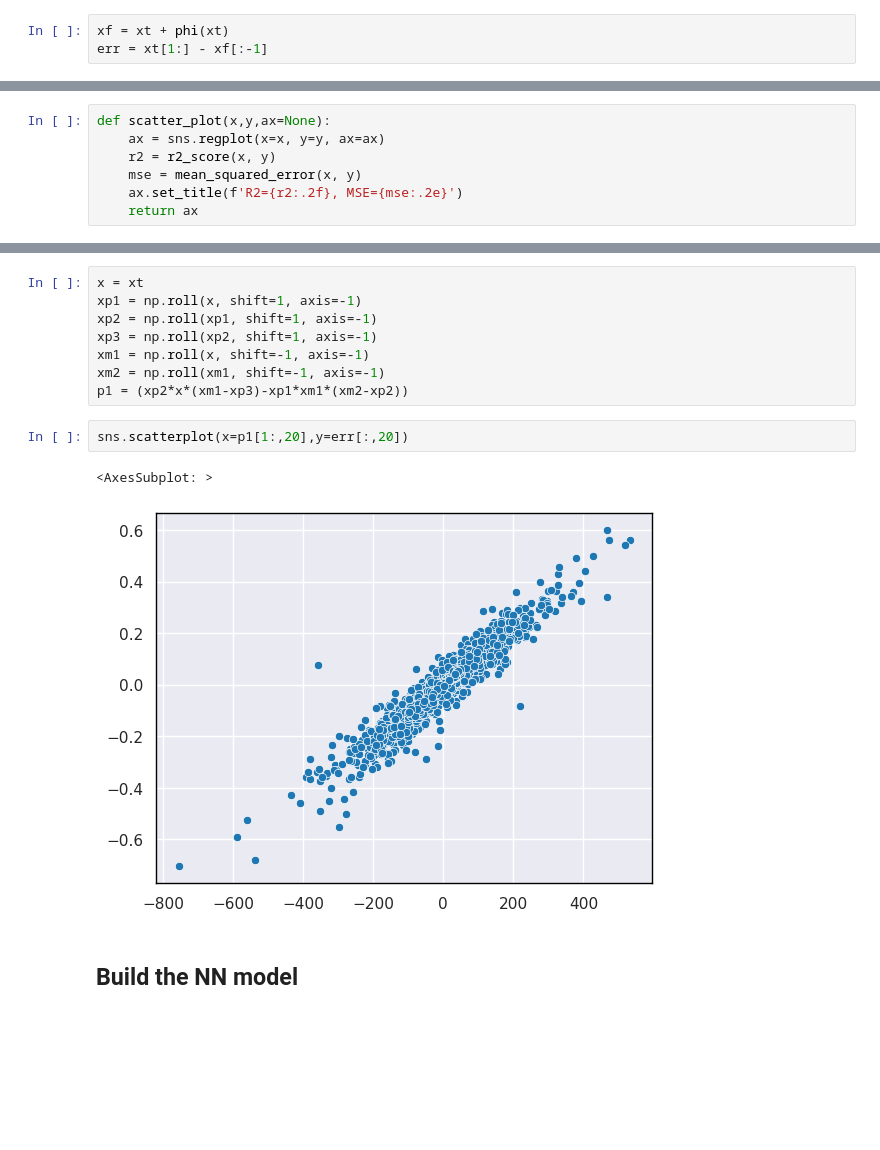
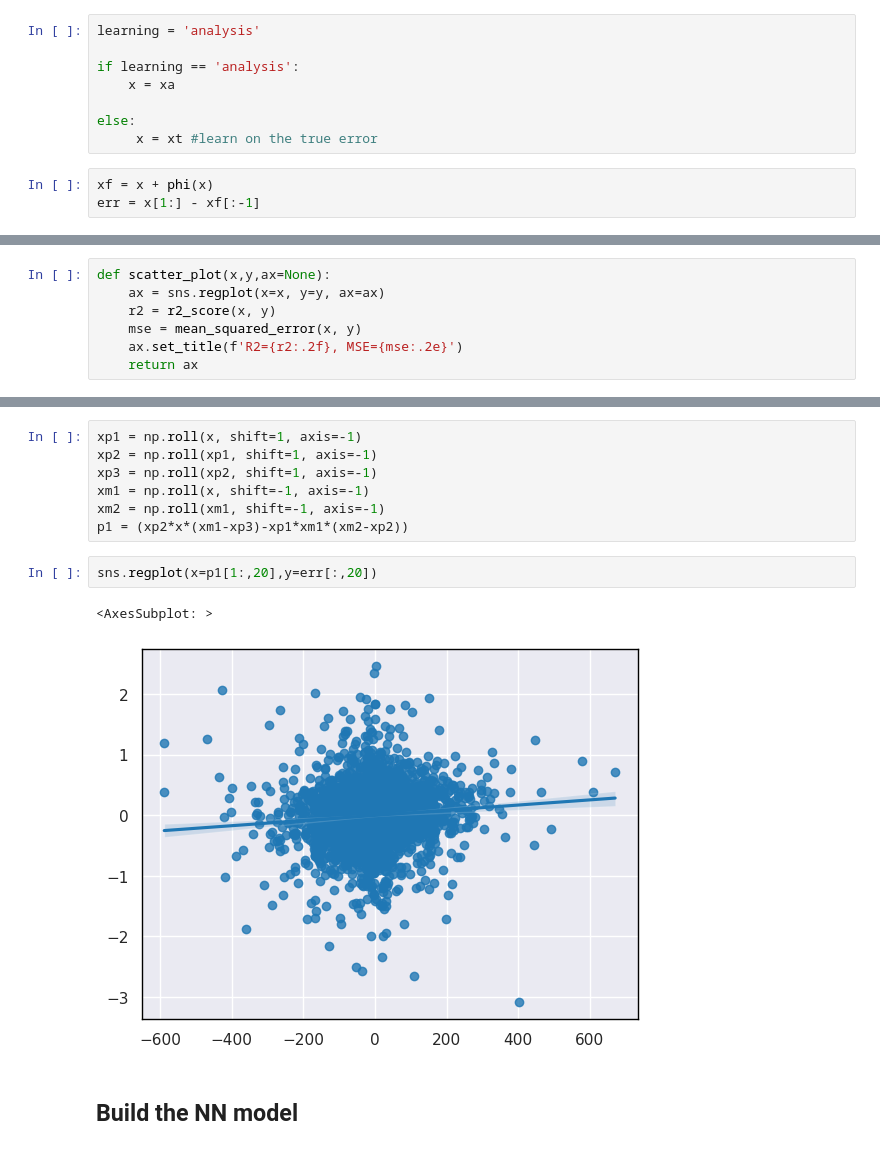
Before and after one commit to marcbocquet/2022-mooc-ecmwf-bocquet-brajard, a Jupyter notebook: mooc_ecmwf_bocquet_brajard_.part2.ipynb, the cells around one changed output, grey strips where cells are left out. Cells and saved outputs as stored; diff of their text form; blank space fills up the shorter version.

Commit message:
add the option to learn on DA

```diff
--- a/mooc_ecmwf_bocquet_brajard_.part2.ipynb
+++ b/mooc_ecmwf_bocquet_brajard_.part2.ipynb
@@ -49,9 +49,17 @@ F = 8
 diffusion = 0.025
 friction = 1.0
 tmodel = l96cb(Nx, dt, F, diffusion, friction)
+# %%
+learning = 'analysis'
+
+if learning == 'analysis':
+    x = xa
+
+else:
+     x = xt #learn on the true error
 # %%
-xf = xt + phi(xt)
-err = xt[1:] - xf[:-1]
+xf = x + phi(x)
+err = x[1:] - xf[:-1]
 # %% [markdown]
 ## Diagnostics
 # %%
@@ -78,5 +86,4 @@ plt.savefig('Figures/scatter_phiforecast')
 # %%
-x = xt
 xp1 = np.roll(x, shift=1, axis=-1)
 xp2 = np.roll(xp1, shift=1, axis=-1)
 xp3 = np.roll(xp2, shift=1, axis=-1)
@@ -84,10 +91,10 @@ xm1 = np.roll(x, shift=-1, axis=-1)
 xm2 = np.roll(xm1, shift=-1, axis=-1)
 p1 = (xp2*x*(xm1-xp3)-xp1*xm1*(xm2-xp2))
 # %%
-sns.scatterplot(x=p1[1:,20],y=err[:,20])
+sns.regplot(x=p1[1:,20],y=err[:,20])
 # %% [output]
 <AxesSubplot: >
-[figure, old version]
+[figure, new version]
 # %% [markdown]
 ## Build the NN model
 # %%
```
Also changed, not shown: parts of 8 cells of this notebook, 1 other file.
